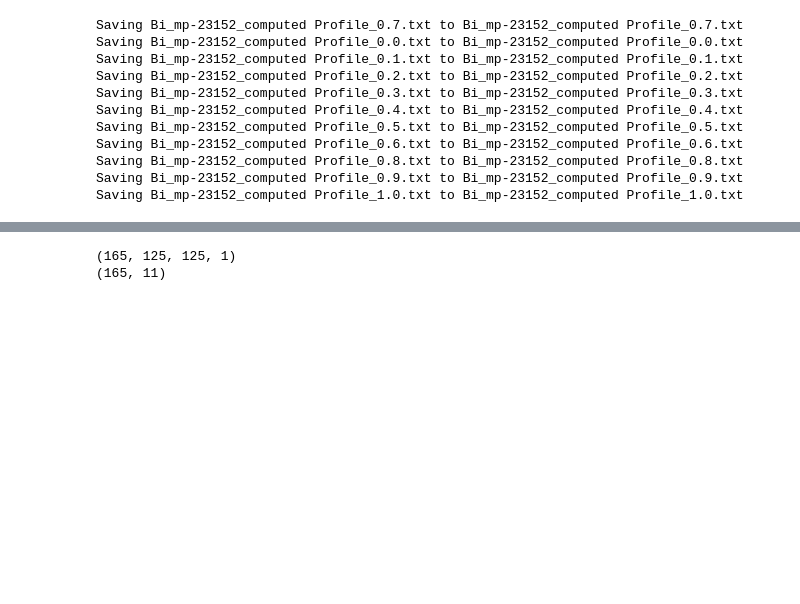
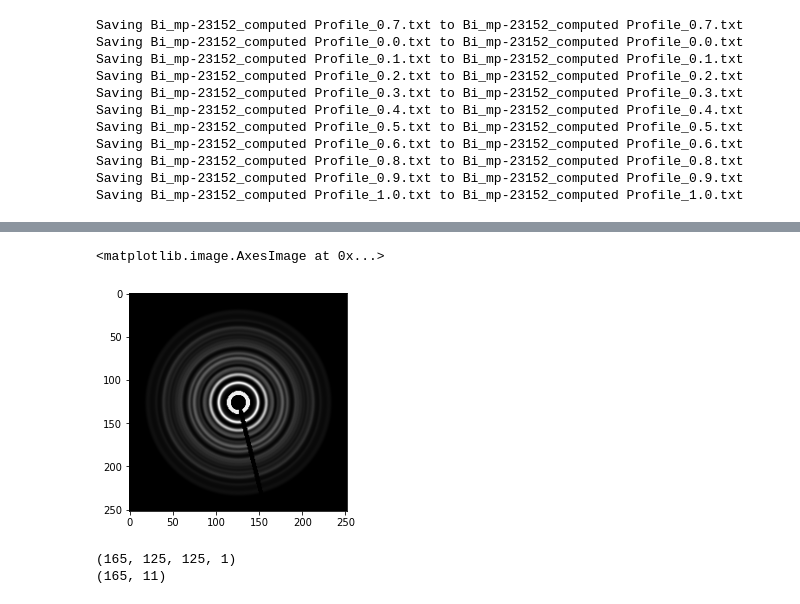
Before and after one commit to dhruv-sirohi/Miller-Lab-UED, a Jupyter notebook: Project 1: Synthetic Data Classification/Bismuth_CrystalMaker_Script.ipynb, the cells around one changed output, grey strips where cells are left out. Drawn from its saved outputs; the diff is of its cells as text; code cells hidden in the pictures; blank space fills up the shorter version.

```diff
--- a/Project 1: Synthetic Data Classification/Bismuth_CrystalMaker_Script.ipynb
+++ b/Project 1: Synthetic Data Classification/Bismuth_CrystalMaker_Script.ipynb
@@ -164,0 +219,43 @@ random.shuffle(images)
+# %%
+Y, X = np.ogrid[:resolution,:resolution]
+X_centered = X - resolution/2
+Y_centered = Y - resolution/2
+
+#making x/y square arrays
+lin_combination_image = Y_centered+X_centered
+
+X_square = lin_combination_image-Y_centered
+Y_square = X_centered-lin_combination_image
+
+dist_from_center = (np.sqrt((X-centre_val)**2+(Y-centre_val)**2))
+
+max_dist = max(np.ndarray.flatten(dist_from_center))
+
+normalized_bright_spot = (max_dist-dist_from_center)/max_dist
+
+bright_spot_mask = (normalized_bright_spot>0.925) & (normalized_bright_spot<0.95)
+
+normalized_bright_spot[~bright_spot_mask] = 0
+
+normalized_bright_spot *= 255
+
+x_coeff = 54
+b = 0
+
+mask1 = (X_square>0)
+lin_eq_square =Y_square + 4*X_square
+
+mask = (lin_eq_square<resolution*0.04) & (lin_eq_square>-resolution*0.04)
+unscaled_circle = 255*np.ones((resolution,resolution)) #np.copy(array_ones)
+
+#applies mask to white image
+unscaled_circle[~mask]=0
+unscaled_circle[~mask1]=0
+
+image_array = np.array(im.fromarray(images[0][0]))
+
+image_with_stopper = np.clip(np.array(im.fromarray(images[0][0])) - unscaled_circle + normalized_bright_spot,0,255)
+plt.imshow(image_with_stopper,cmap='gray')
+# %% [output]
+<matplotlib.image.AxesImage at 0x...>
+[figure, added]
```
Also changed, not shown: parts of 5 cells of this notebook.
